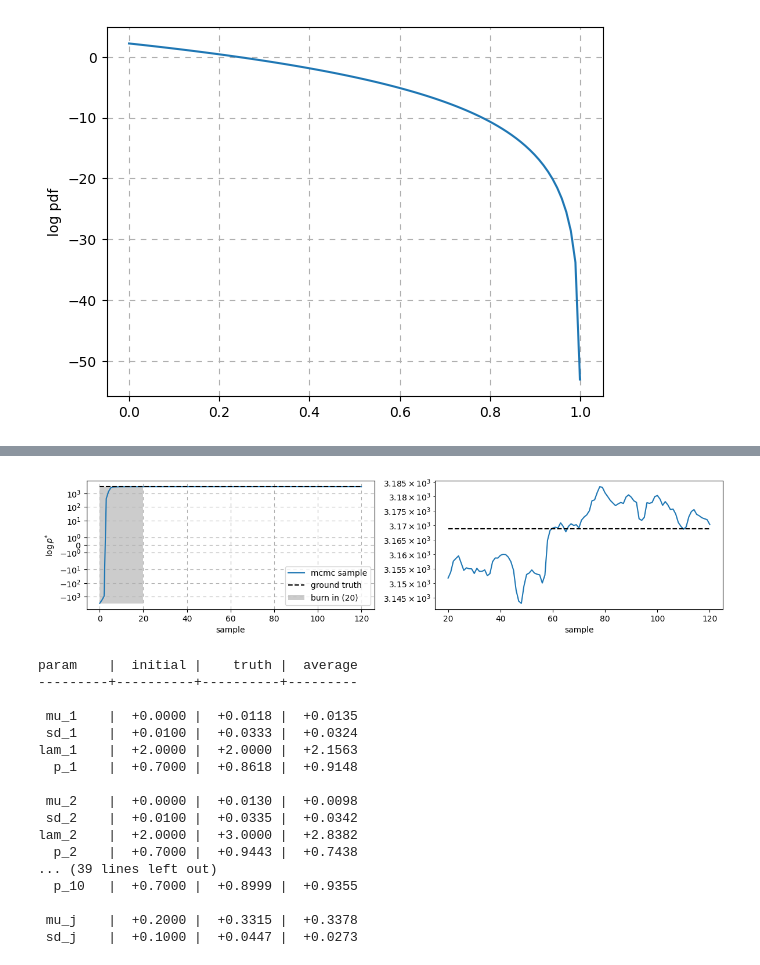
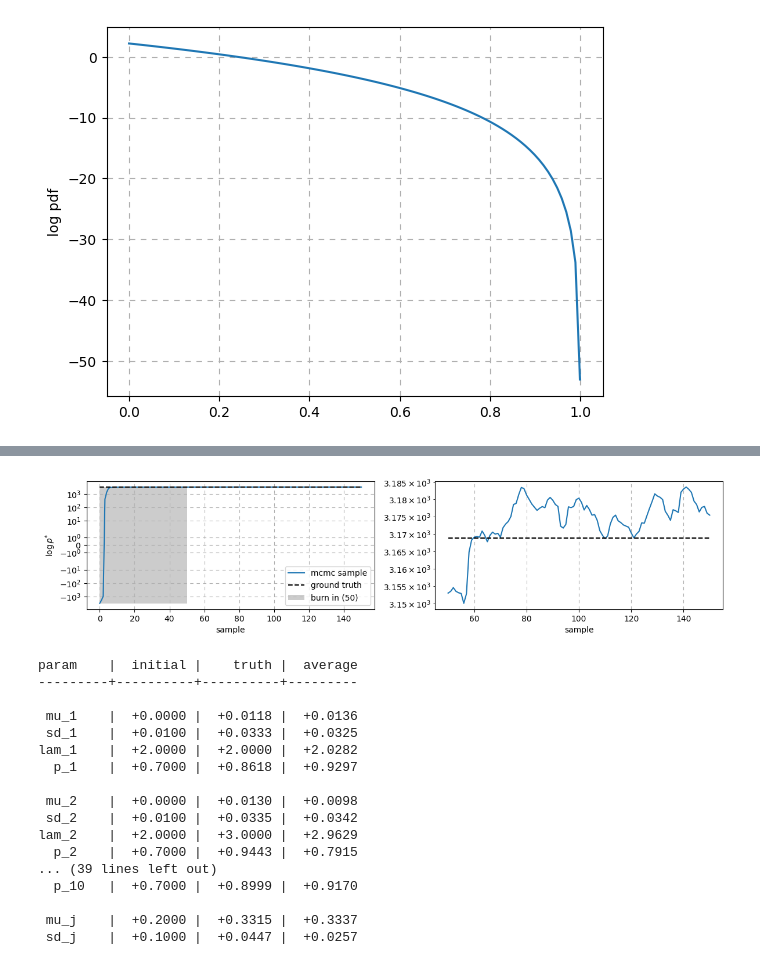
Before and after one commit to jordan-wei-taylor/dummy-jump-diffusion, a Jupyter notebook: jupyter.ipynb, the cells around one changed output, grey strips where cells are left out. Cells and saved outputs as stored; diff of their text form; code cells hidden in the pictures.

```diff
--- a/jupyter.ipynb
+++ b/jupyter.ipynb
@@ -307,7 +307,7 @@ def gibbs(log_pstar, theta0, n, data, burn = 0.2, transition = 0.1, random_state
             print(f'\r{"(burn)" if i <= burn else "      "} {i:3d} | {log[ind]:+.2e}', end = '\n' if i % verbose == 0 else '')
 
     # samples[n, m], rejection indicator [N, m], pstar(all_samples) [N, m] where N > n due to burn-in
-    return np.array(samples[n - N + 1:]), acc[1:], log
+    return np.array(samples[burn:]), acc[1:], log
 # %%
 # execute our gibbs sampler with some number of samples, `n`, and a burn-in period, `burn`.
 # on my personal (old laptop):
@@ -323,7 +323,7 @@ theta0            = np.array([0.0,-2.0, 2.0, 0.7] * len(index) + [0.2,-1.0])
 transition        = [0.01, 0.2, 1.5, 0.3] * len(data) + [0.2, 1.0]
 
 n                 = 100
-burn              = 20
+burn              =  50
 samples, acc, log = gibbs(log_pstar, theta0, n, transition = transition, burn = burn, random_state = 0, data = data, start = start, verbose = 0.1)
 
 # average result
@@ -371,51 +375,53 @@ ax[0].hlines(log_pstar(log_space, data = data, start = start), 0, len(log) - 1,
 ax[0].fill_betweenx([L.min(), L.max()], 0, burn, fc = 'k', alpha = 0.2, label = f'burn in ({burn:,d})')
 ax[0].grid(ls = (0, (5, 5)))
 ax[0].set_xlabel('sample')
 ax[0].set_ylabel(r'$\log p^{*}$')
 ax[0].legend()
 
 ax[1].semilogy(range(burn, len(L)), L[burn:])
 ax[1].hlines(log_pstar(log_space, data = data, start = start), burn, len(log) - 1, ls = '--', colors = 'k')
 ax[1].set_xlabel('sample')
+ax[1].grid(ls = (0, (5, 5)))
+
 plt.tight_layout()
 plt.show()
 
 print('param    |  initial |    truth |  average')
 print('---------+----------+----------+---------')
 for i, (text, truth, theta, element) in enumerate(zip(string, solution, theta0, average)):
     q = i % c
 
     # seperate each set of asset parameters
     if q == 0:
         print()
 
     # convert the sd values from log10 space
     if q == 1:
         theta   = 10 ** theta
         element = 10 ** element
 
     print(f'{text:7s}  | {theta:+8.4f} | {truth:+8.4f} | {element:+8.4f}')
 
 # we can observe that we have a lot of samples that are more probable than the ground truth
 # %% [output]
-[figure, old version]
+[figure, new version]
 param    |  initial |    truth |  average
 ---------+----------+----------+---------
 
- mu_1    |  +0.0000 |  +0.0118 |  +0.0135
- sd_1    |  +0.0100 |  +0.0333 |  +0.0324
-lam_1    |  +2.0000 |  +2.0000 |  +2.1563
-  p_1    |  +0.7000 |  +0.8618 |  +0.9148
+ mu_1    |  +0.0000 |  +0.0118 |  +0.0136
+ sd_1    |  +0.0100 |  +0.0333 |  +0.0325
+lam_1    |  +2.0000 |  +2.0000 |  +2.0282
+  p_1    |  +0.7000 |  +0.8618 |  +0.9297
 
  mu_2    |  +0.0000 |  +0.0130 |  +0.0098
  sd_2    |  +0.0100 |  +0.0335 |  +0.0342
-lam_2    |  +2.0000 |  +3.0000 |  +2.8382
-  p_2    |  +0.7000 |  +0.9443 |  +0.7438
+lam_2    |  +2.0000 |  +3.0000 |  +2.9629
+  p_2    |  +0.7000 |  +0.9443 |  +0.7915
 ... (39 lines left out)
-  p_10   |  +0.7000 |  +0.8999 |  +0.9355
+  p_10   |  +0.7000 |  +0.8999 |  +0.9170
 
- mu_j    |  +0.2000 |  +0.3315 |  +0.3378
- sd_j    |  +0.1000 |  +0.0447 |  +0.0273
+ mu_j    |  +0.2000 |  +0.3315 |  +0.3337
+ sd_j    |  +0.1000 |  +0.0447 |  +0.0257
 # %%
 # visualise the first 3 assets only and the jump parameters
 fig, ax = plt.subplots(4, c, figsize = (12, 8), sharey = 'col')
```
Also changed, not shown: parts of 9 cells of this notebook.
